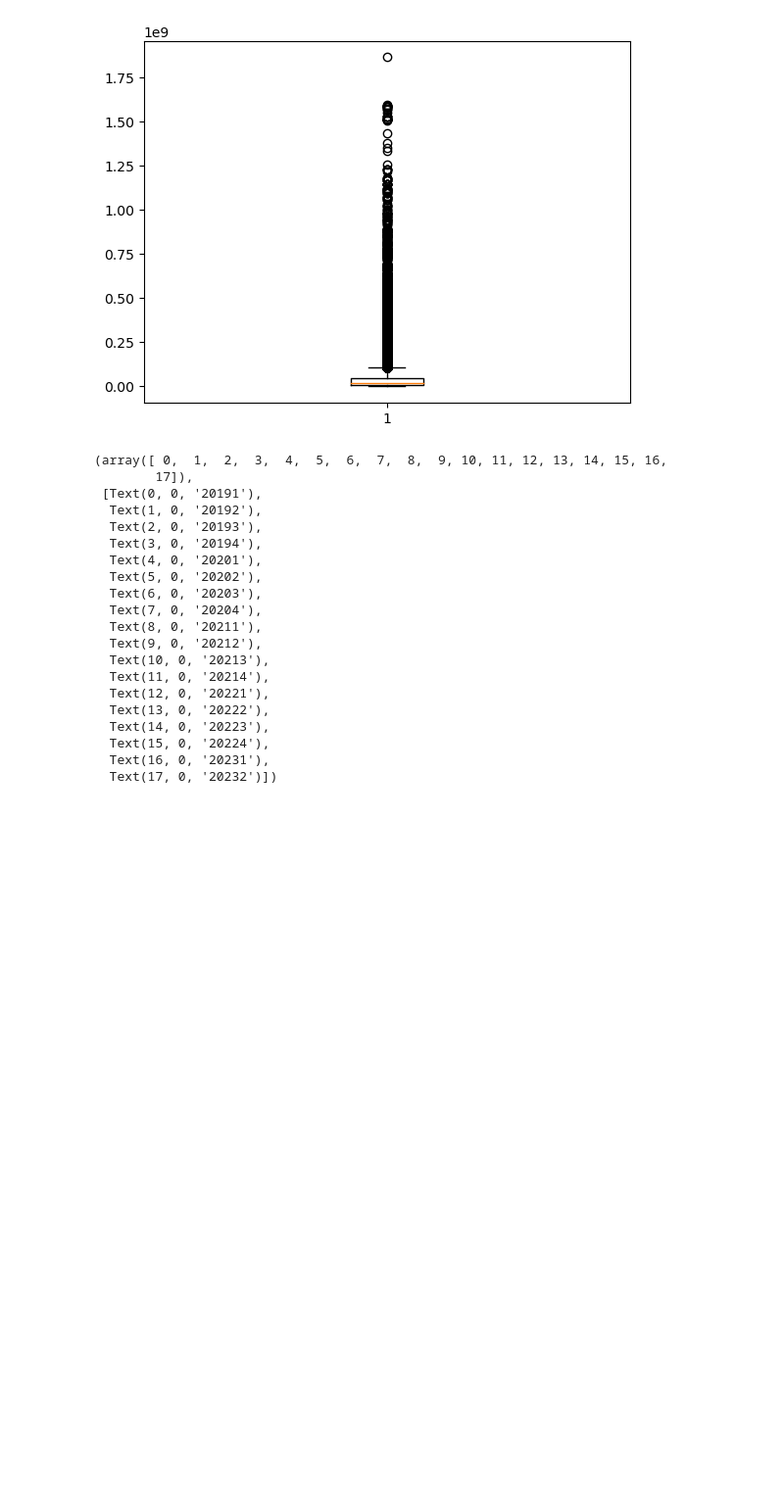
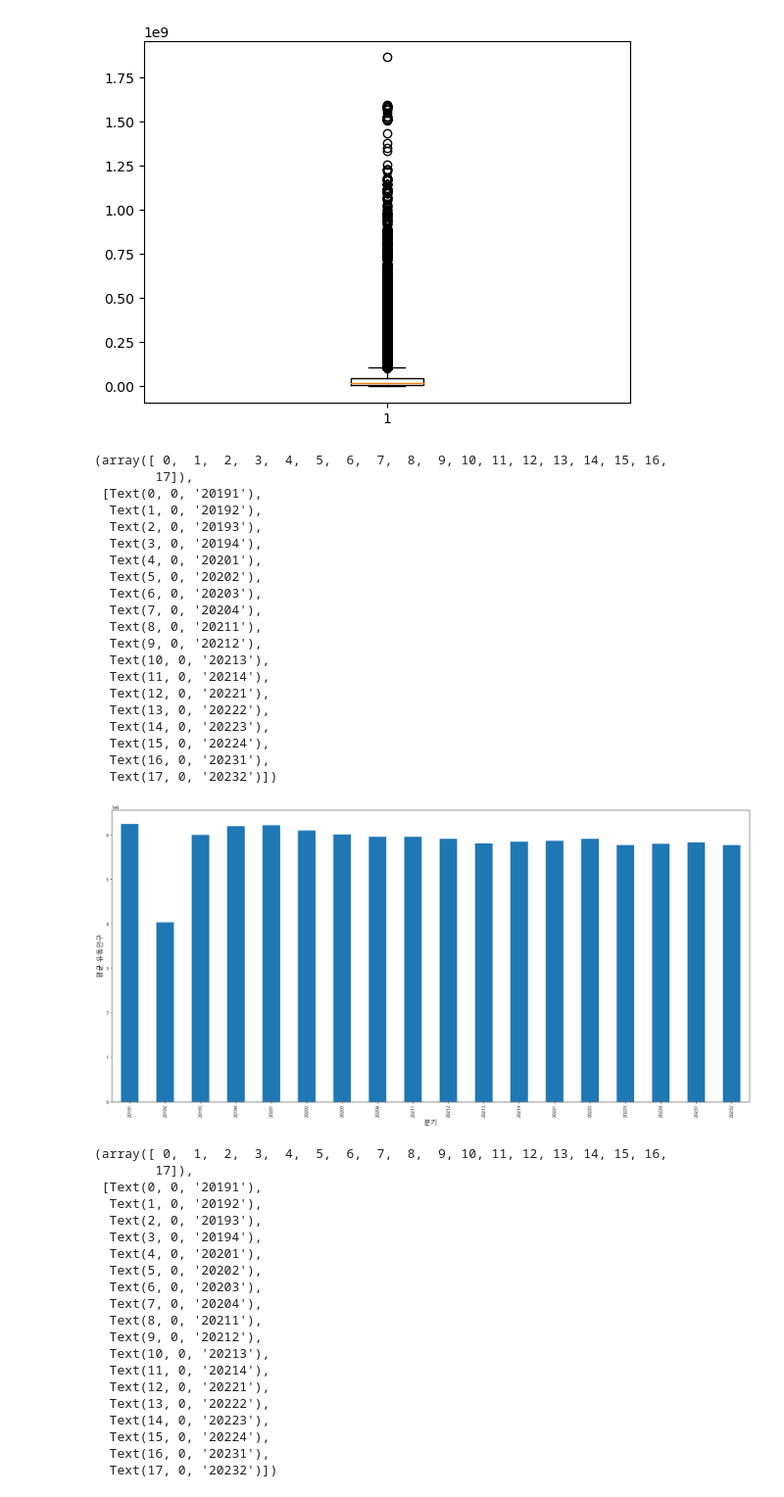
Before and after one commit to KT-AIvle-4th-Big-Project-Team2/SAI, a Jupyter notebook: Modeling/data cleansing_행정동.ipynb, the cells around one changed output. Shown: that part at 98% size. Saved outputs shown, nothing was run; the diff lists cells and outputs as text; code cells hidden in the pictures; blank space fills up the shorter version.

```diff
--- a/Modeling/data cleansing_행정동.ipynb
+++ b/Modeling/data cleansing_행정동.ipynb
@@ -908,6 +908,43 @@ plt.boxplot(fin_filter['점포별_평균_매출_금액'])
  'fliers': [<matplotlib.lines.Line2D at 0x...>],
  'means': []}
 [figure]
+# %%
+## 분기별 추이 확인(전체)
+quarter_people = fin_filter.groupby(["기준_년분기_코드"])["총_유동인구_수"].mean()
+
+# Matplotlib을 사용한 그룹별 바 플롯
+plt.figure(figsize=(20,10))
+quarter_people.plot(kind='bar', legend=False)
+
+plt.xlabel("분기", fontsize=15)
+plt.ylabel('평균 유동인구', fontsize=15)
+#plt.title(var+' 총 매출-'+title , fontsize=20)
+
+# 라벨이 겹치지 않도록 조정
+plt.tight_layout()
+plt.xticks(rotation=90)
+# %% [output]
+(array([ 0,  1,  2,  3,  4,  5,  6,  7,  8,  9, 10, 11, 12, 13, 14, 15, 16,
+        17]),
+ [Text(0, 0, '20191'),
+  Text(1, 0, '20192'),
+  Text(2, 0, '20193'),
+  Text(3, 0, '20194'),
+  Text(4, 0, '20201'),
+  Text(5, 0, '20202'),
+  Text(6, 0, '20203'),
+  Text(7, 0, '20204'),
+  Text(8, 0, '20211'),
+  Text(9, 0, '20212'),
+  Text(10, 0, '20213'),
+  Text(11, 0, '20214'),
+  Text(12, 0, '20221'),
+  Text(13, 0, '20222'),
+  Text(14, 0, '20223'),
+  Text(15, 0, '20224'),
+  Text(16, 0, '20231'),
+  Text(17, 0, '20232')])
+[figure, added]
 # %%
 ## 분기별 추이 확인(전체)
 quarter_sales = fin_filter.groupby(["기준_년분기_코드"])["점포별_평균_매출_금액"].mean()
```
Also changed, not shown: parts of 1 cell of this notebook.
